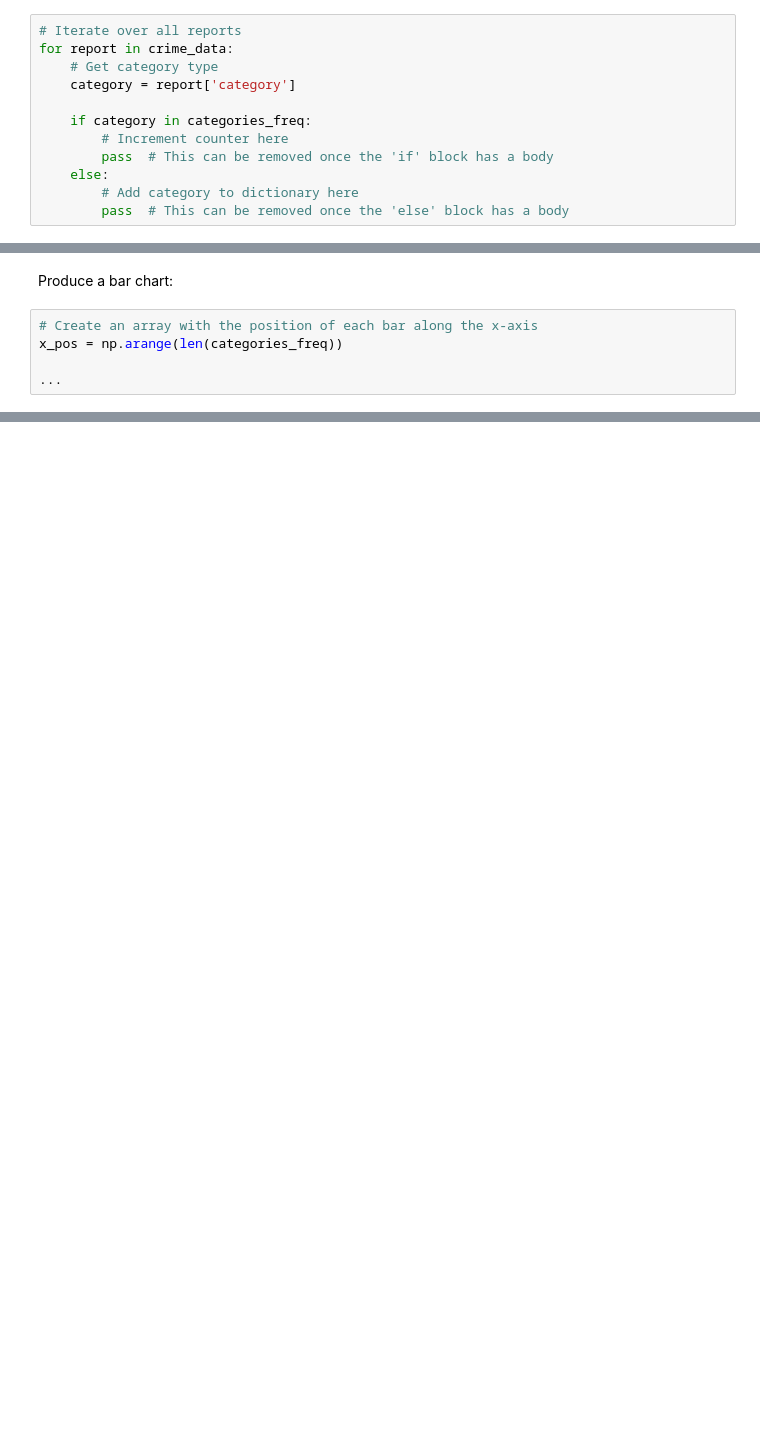
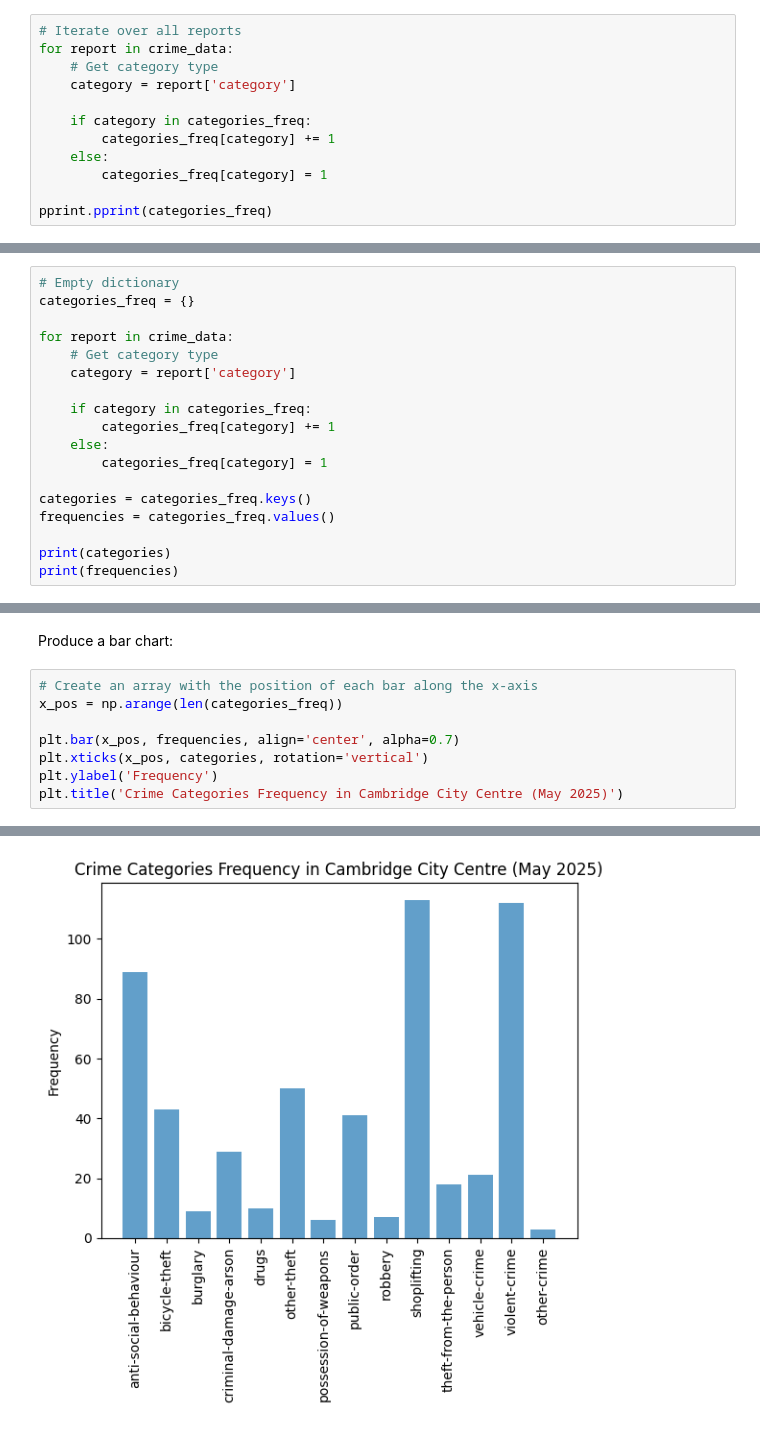
Before and after one commit to endurance99/PartIA-Computing-Michaelmas, a Jupyter notebook: Exercises/08 Exercises.ipynb, the cells around one changed output, grey strips where cells are left out. Cells and saved outputs as stored; diff of their text form; blank space fills up the shorter version.

```diff
--- a/Exercises/08 Exercises.ipynb
+++ b/Exercises/08 Exercises.ipynb
@@ -178,8 +219,8 @@ for report in crime_data:
     category = report['category']
 
     if category in categories_freq:
-        # Increment counter here
-        pass  # This can be removed once the 'if' block has a body
+        categories_freq[category] += 1
     else:
-        # Add category to dictionary here
-        pass  # This can be removed once the 'else' block has a body
+        categories_freq[category] = 1
+
+pprint.pprint(categories_freq)
@@ -214,0 +266,18 @@ categories_freq = {}
+# %%
+# Empty dictionary
+categories_freq = {}
+
+for report in crime_data:
+    # Get category type
+    category = report['category']
+
+    if category in categories_freq:
+        categories_freq[category] += 1
+    else:
+        categories_freq[category] = 1
+
+categories = categories_freq.keys()
+frequencies = categories_freq.values()
+
+print(categories)
+print(frequencies)
@@ -218,4 +290,8 @@ Produce a bar chart:
 # Create an array with the position of each bar along the x-axis
 x_pos = np.arange(len(categories_freq))
 
-...
+plt.bar(x_pos, frequencies, align='center', alpha=0.7)
+plt.xticks(x_pos, categories, rotation='vertical')
+plt.ylabel('Frequency')
+plt.title('Crime Categories Frequency in Cambridge City Centre (May 2025)')
+# %% [output]
@@ -221,0 +299 @@ x_pos = np.arange(len(categories_freq))
+[figure, added]
```
Also changed, not shown: parts of 8 cells of this notebook, 1 other file.
